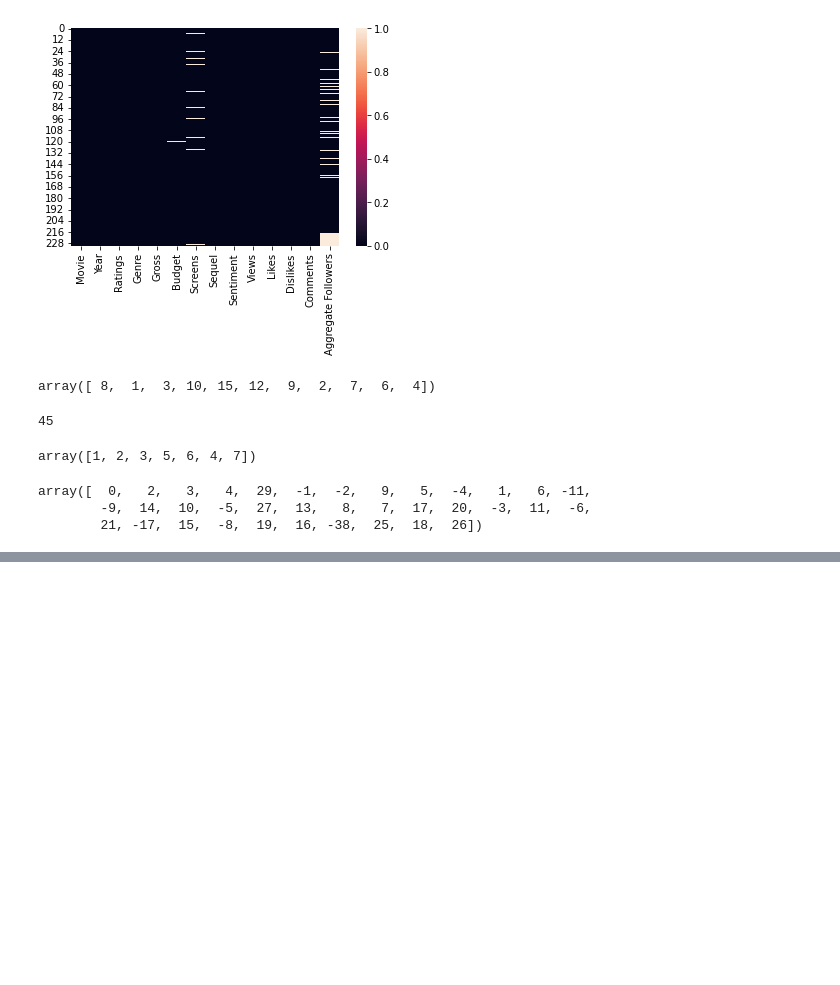
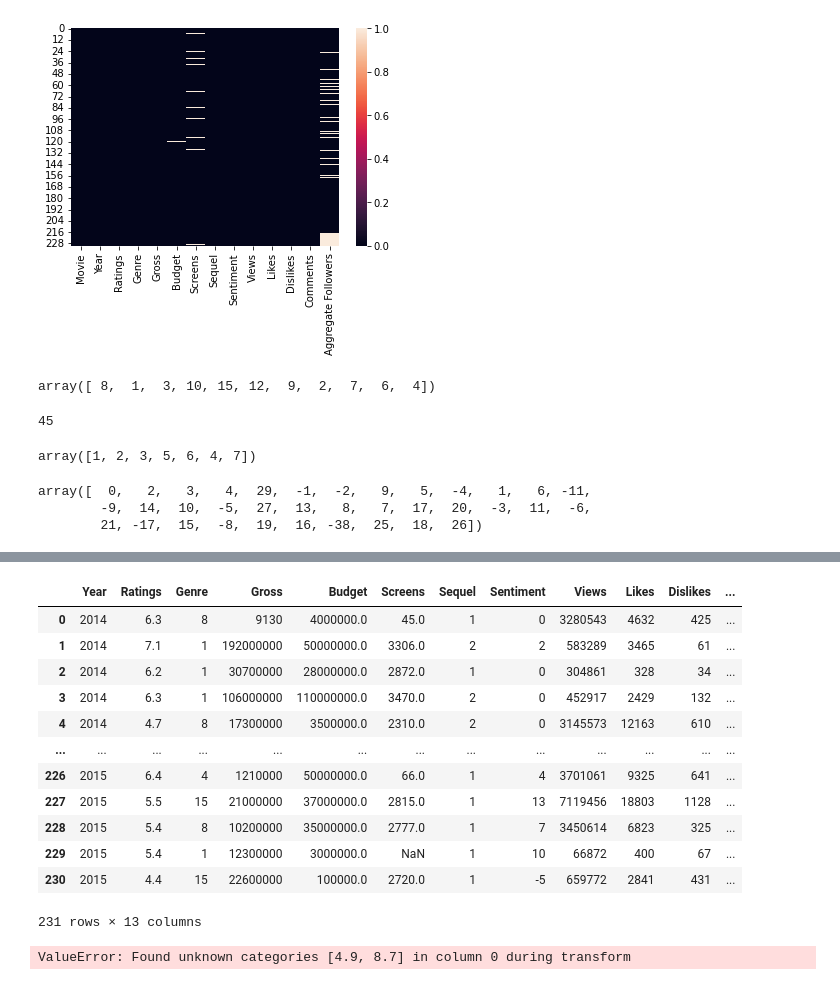
Before and after one commit to captrip/ml-248, a Jupyter notebook: assignment try 1.ipynb, the cells around one changed output, grey strips where cells are left out. Drawn from its saved outputs; the diff is of its cells as text; code cells hidden in the pictures; blank space fills up the shorter version.

```diff
--- a/assignment try 1.ipynb
+++ b/assignment try 1.ipynb
@@ -49,0 +89,18 @@ array([  0,   2,   3,   4,  29,  -1,  -2,   9,   5,  -4,   1,   6, -11,
+# %%
+df_pro = df.drop('Movie',axis=1)
+# %%
+df_pro
+# %% [output]
+|  | Year | Ratings | Genre | Gross | Budget | Screens | Sequel | Sentiment | Views | Likes | Dislikes | ... |
+| 0 | 2014 | 6.3 | 8 | 9130 | 4000000.0 | 45.0 | 1 | 0 | 3280543 | 4632 | 425 | ... |
+| 1 | 2014 | 7.1 | 1 | 192000000 | 50000000.0 | 3306.0 | 2 | 2 | 583289 | 3465 | 61 | ... |
+| 2 | 2014 | 6.2 | 1 | 30700000 | 28000000.0 | 2872.0 | 1 | 0 | 304861 | 328 | 34 | ... |
+| 3 | 2014 | 6.3 | 1 | 106000000 | 110000000.0 | 3470.0 | 2 | 0 | 452917 | 2429 | 132 | ... |
+| 4 | 2014 | 4.7 | 8 | 17300000 | 3500000.0 | 2310.0 | 2 | 0 | 3145573 | 12163 | 610 | ... |
+| ... | ... | ... | ... | ... | ... | ... | ... | ... | ... | ... | ... | ... |
+| 226 | 2015 | 6.4 | 4 | 1210000 | 50000000.0 | 66.0 | 1 | 4 | 3701061 | 9325 | 641 | ... |
+| 227 | 2015 | 5.5 | 15 | 21000000 | 37000000.0 | 2815.0 | 1 | 13 | 7119456 | 18803 | 1128 | ... |
+| 228 | 2015 | 5.4 | 8 | 10200000 | 35000000.0 | 2777.0 | 1 | 7 | 3450614 | 6823 | 325 | ... |
+| 229 | 2015 | 5.4 | 1 | 12300000 | 3000000.0 | NaN | 1 | 10 | 66872 | 400 | 67 | ... |
+| 230 | 2015 | 4.4 | 15 | 22600000 | 100000.0 | 2720.0 | 1 | -5 | 659772 | 2841 | 431 | ... |
+231 rows × 13 columns
@@ -49,0 +154,20 @@ array([  0,   2,   3,   4,  29,  -1,  -2,   9,   5,  -4,   1,   6, -11,
+# %%
+from sklearn.metrics import classification_report
+
+# Bundle preprocessing and modeling code in a pipeline
+my_pipeline = Pipeline(steps=[('preprocessor', preprocessor),
+                              ('scaler',MinMaxScaler()),
+                              ('model', model)
+                             ])
+
+# Preprocessing of training data, fit model
+my_pipeline.fit(X_train, y_train)
+
+# Preprocessing of validation data, get predictions
+preds = my_pipeline.predict(X_test)
+
+# Evaluate the model
+# score = mean_absolute_error(y_test, preds)
+print(classification_report(y_test, preds))
+# %% [output]
+ValueError: Found unknown categories [4.9, 8.7] in column 0 during transform
```
Also changed, not shown: parts of 8 cells of this notebook.
